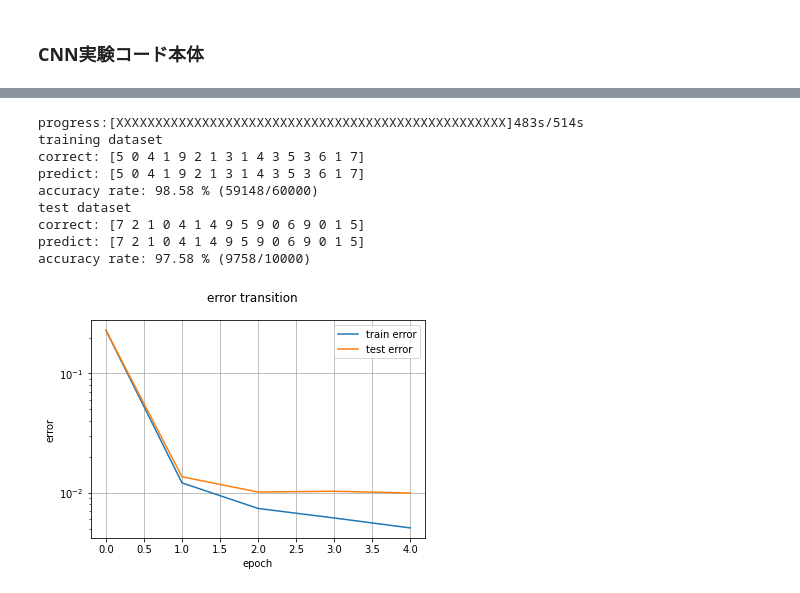
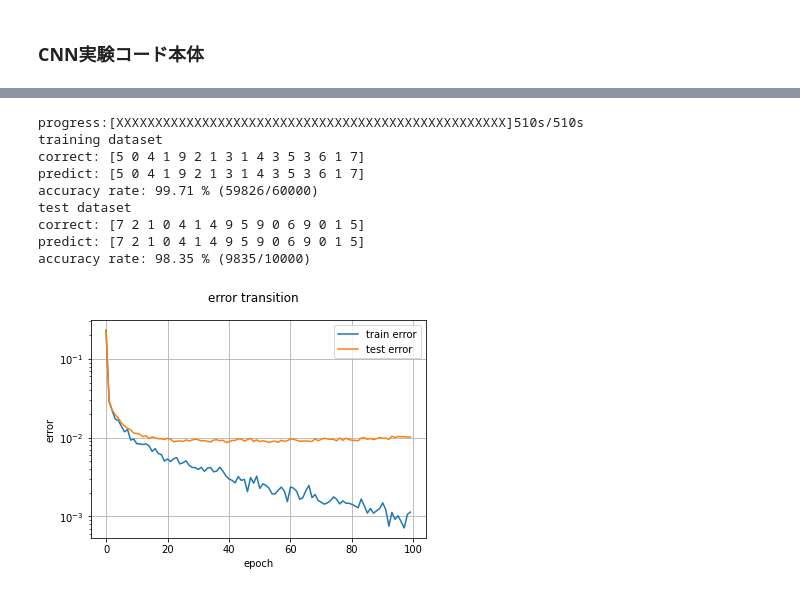
Before and after one commit to kuroitu/DNN_test, a Jupyter notebook: googlecolab_test.ipynb, the cells around one changed output, grey strips where cells are left out. Saved outputs shown, nothing was run; the diff lists cells and outputs as text; code cells hidden in the pictures.

```diff
--- a/googlecolab_test.ipynb
+++ b/googlecolab_test.ipynb
@@ -641,8 +485,8 @@ _act_dic = {"step": step,
            }
 
 
-def get_act(name, *args, **kwds):
-    name = name.lower().translate(str.maketrans( '', '',string.punctuation))
+def get_act(act_name, *args, **kwds):
+    name = act_name.lower().translate(str.maketrans( '', '',string.punctuation))
     if name in _act_dic.keys():
         activator = _act_dic[name](*args, **kwds)
     else:
@@ -1698,8 +1242,8 @@ _opt_dic = {
 }
 
 
-def get_opt(name, *args, **kwds):
-    name = name.lower().translate(str.maketrans( '', '',string.punctuation))
+def get_opt(opt_name, *args, **kwds):
+    name = opt_name.lower().translate(str.maketrans( '', '',string.punctuation))
     if name in _opt_dic.keys():
         optimizer = _opt_dic[name](*args, **kwds)
     else:
@@ -2307,16 +1695,18 @@ class _TypeManager():
     """
     層の種類に関するマネージャクラス
     """
-    N_TYPE = 4  # 層の種類数
+    N_TYPE = 5  # 層の種類数
 
     BASE = -1
     MIDDLE = 0  # 中間層のナンバリング
     OUTPUT = 1  # 出力層のナンバリング
-    CONV = 2    #畳み込み層のナンバリング
-    POOL = 3    #プーリング層のナンバリング
+    DROPOUT = 2    # ドロップアウト層のナンバリング
+    CONV = 3    # 畳み込み層のナンバリング
+    POOL = 4    # プーリング層のナンバリング
 
     REGULATED_DIC = {"Middle": MiddleLayer,
                      "Output": OutputLayer,
+                     "Dropout": Dropout,
                      "Conv": ConvLayer,
                      "Pool": PoolingLayer,
                      "BaseLayer": None}
@@ -2333,6 +1723,8 @@ class _TypeManager():
             name = self.reg_keys[self.MIDDLE]
         elif "output" in name or name == "out" or name == "o":
             name = self.reg_keys[self.OUTPUT]
+        elif "dropout" in name or name == "drop" or name == "d":
+            name = self.reg_keys[self.DROPOUT]
         elif "conv" in name or name == "c":
             name = self.reg_keys[self.CONV]
         elif "pool" in name or name == "p":
@@ -2580,14 +1988,8 @@ class LayerManager(_TypeManager, Trainer):
     """
     層を管理するためのマネージャクラス
     """
-    def __init__(self, x, y, mode="cpu"):
-        # gpu利用可能かどうか
-        if not mode in ["cpu", "gpu"]:
-            raise KeyError("'mode' must select in {}".format(["cpu", "gpu"])
-                         + "but you specify '{}'.".format(mode))
-        self.mode = mode.lower()
-
-        super().__init__(x, y)
+    def __init__(self, x, y, *args, **kwds):
+        super().__init__(x, y, *args, **kwds)
 
         self.__layer_list = []  # レイヤーのリスト
         self.__name_list = []   # 各レイヤーの名前リスト
@@ -3198,41 +2611,33 @@ Cuda compilation tools, release 10.1, V10.1.243
 # %%
 %matplotlib inline
 # 畳み込み層と出力層を作成
 M, F_h, F_w = 10, 3, 3
 lm = LayerManager((x_train, x_test), (t_train, t_test), mode="gpu")
-#lm.append(name="c", I_shape=(C, I_h, I_w), F_shape=(M, F_h, F_w), pad=1,
-#          wb_width=0.1, opt="AdaDelta", opt_dic={"eta": 1e-2})
 lm.append(name="c", I_shape=(C, I_h, I_w), F_shape=(M, F_h, F_w), pad=1)
 lm.append(name="p", I_shape=lm[-1].O_shape, pool=2)
-#lm.append(name="m", n=100, wb_width=0.1,
-#          opt="AdaDelta", opt_dic={"eta": 1e-2})
 lm.append(name="m", n=100)
-#lm.append(name="o", n=n_class, act="softmax", err_func="Cross", wb_width=0.1,
-#          opt="AdaDelta", opt_dic={"eta": 1e-2})
+lm.append(name="d", ratio=0.5)
 lm.append(name="o", n=n_class, act="softmax", err_func="Cross")
 
 # 学習させる
-epoch = 5
+epoch = 100
 threshold = 1e-8
-n_batch = 8
+n_batch = 128
 lm.training(epoch, threshold=threshold, n_batch=n_batch, show_train_error=True)
 
 # 予測する
 print("training dataset")
 _ = lm.predict(x=lm.x_train, y=lm.y_train)
 print("test dataset")
-if lm.mode == "cpu":
-    y_pred = lm.predict()
-elif lm.mode == "gpu":
-    y_pred = lm.predict().get()
+y_pred = lm.predict()
 # %% [output]
-progress:[XXXXXXXXXXXXXXXXXXXXXXXXXXXXXXXXXXXXXXXXXXXXXXXXXX]483s/514s
+progress:[XXXXXXXXXXXXXXXXXXXXXXXXXXXXXXXXXXXXXXXXXXXXXXXXXX]510s/510s
 training dataset
 correct: [5 0 4 1 9 2 1 3 1 4 3 5 3 6 1 7]
 predict: [5 0 4 1 9 2 1 3 1 4 3 5 3 6 1 7]
-accuracy rate: 98.58 % (59148/60000)
+accuracy rate: 99.71 % (59826/60000)
 test dataset
 correct: [7 2 1 0 4 1 4 9 5 9 0 6 9 0 1 5]
 predict: [7 2 1 0 4 1 4 9 5 9 0 6 9 0 1 5]
-accuracy rate: 97.58 % (9758/10000)
+accuracy rate: 98.35 % (9835/10000)
-[figure, old version]
+[figure, new version]
```
Also changed, not shown: parts of 41 cells of this notebook.
